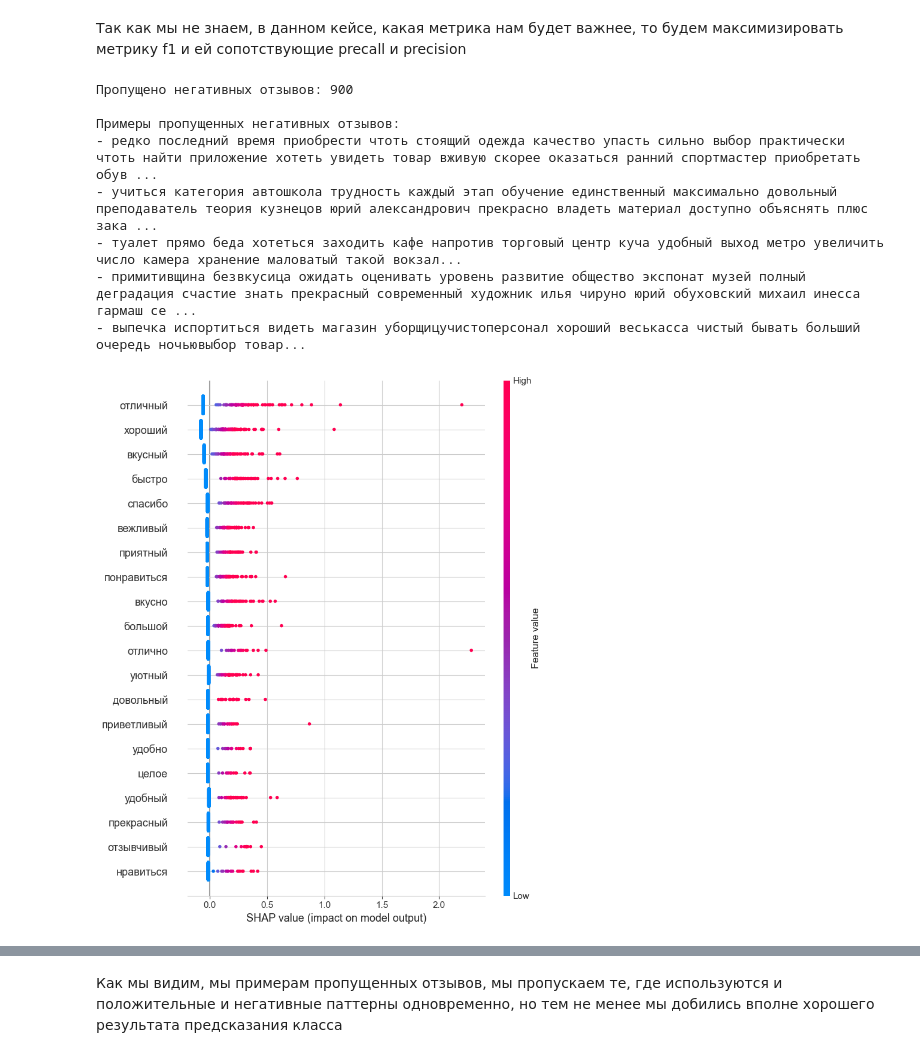
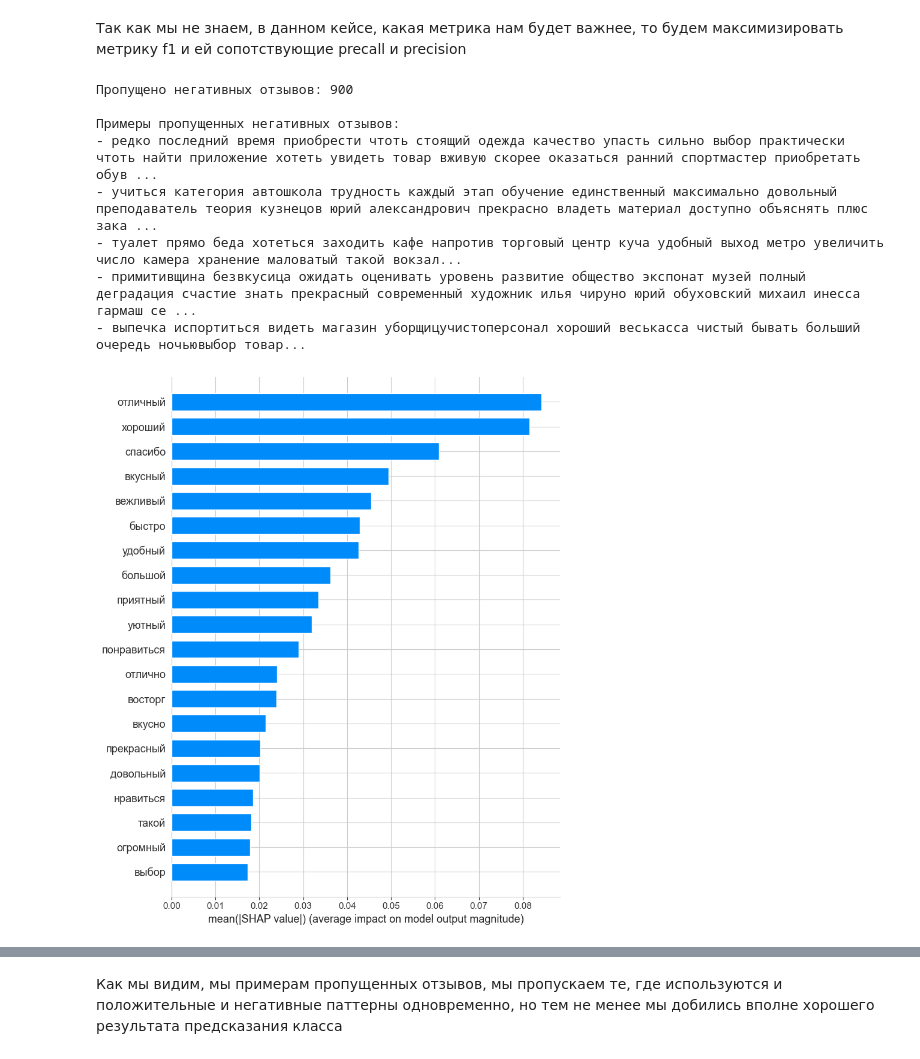
Before and after one commit to sibainu2010/skillfactory_ds, a Jupyter notebook: project_6/project_6.ipynb, the cells around one changed output, grey strips where cells are left out. Saved outputs shown, nothing was run; the diff lists cells and outputs as text; code cells hidden in the pictures.

```diff
--- a/project_6/project_6.ipynb
+++ b/project_6/project_6.ipynb
@@ -962,6 +978,8 @@ Precision негатива: 0.834
 # %% [markdown]
 Так как мы не знаем, в данном кейсе, какая метрика нам будет важнее, то будем максимизировать метрику f1 и ей сопотствующие precall и precision
 # %%
+import shap
+
 final_pipeline = Pipeline([
     ("tfidf", TfidfVectorizer(max_features=50000, ngram_range=(1, 3))),
     ("clf", LinearSVC(C=0.1, class_weight={0: 5, 1: 1}, dual=False, max_iter=2000))
@@ -975,32 +993,45 @@ y_test_pred = final_pipeline.predict(X_test)
 
 X_test_with_pred = X_test.copy()
 X_test_with_pred = pd.DataFrame({'text': X_test, 'true': y_test, 'pred': y_test_pred})
 
 false_negatives = X_test_with_pred[(X_test_with_pred['true'] == 0) & (X_test_with_pred['pred'] == 1)]
 print(f"Пропущено негативных отзывов: {len(false_negatives)}")
 print("\nПримеры пропущенных негативных отзывов:")
 for text in false_negatives['text'].head(5):
     print(f"- {text[:200]}...")
 
 sample_idx = np.random.choice(len(X_test), min(500, len(X_test)), replace=False)
 X_sample = X_test.iloc[sample_idx]
 
 tfidf = final_pipeline.named_steps['tfidf']
 model = final_pipeline.named_steps['clf']
 X_sample_transformed = tfidf.transform(X_sample)
 
+feature_names = tfidf.get_feature_names_out()
 
 explainer = shap.LinearExplainer(model, X_sample_transformed[:100].toarray())
 shap_values = explainer.shap_values(X_sample_transformed.toarray())
+expected_value = explainer.expected_value
 
-shap.summary_plot(shap_values, X_sample_transformed.toarray(), feature_names=tfidf.get_feature_names_out(), max_display=20)
+shap.summary_plot(shap_values, X_sample_transformed.toarray(), feature_names=feature_names, plot_type="bar", max_display=20)
+
+shap.summary_plot(shap_values, X_sample_transformed.toarray(), feature_names=feature_names, max_display=20)
+
+shap.waterfall_plot(
+    shap.Explanation(
+        values=shap_values[0],
+        base_values=expected_value,
+        data=X_sample_transformed.toarray()[0],
+        feature_names=feature_names
+    )
+)
 # %% [output]
 Пропущено негативных отзывов: 900
 
 Примеры пропущенных негативных отзывов:
 - редко последний время приобрести чтоть стоящий одежда качество упасть сильно выбор практически чтоть найти приложение хотеть увидеть товар вживую скорее оказаться ранний спортмастер приобретать обув ...
 - учиться категория автошкола трудность каждый этап обучение единственный максимально довольный преподаватель теория кузнецов юрий александрович прекрасно владеть материал доступно объяснять плюс зака ...
 - туалет прямо беда хотеться заходить кафе напротив торговый центр куча удобный выход метро увеличить число камера хранение маловатый такой вокзал...
 - примитивщина безвкусица ожидать оценивать уровень развитие общество экспонат музей полный деградация счастие знать прекрасный современный художник илья чируно юрий обуховский михаил инесса гармаш се ...
 - выпечка испортиться видеть магазин уборщицучистоперсонал хороший веськасса чистый бывать больший очередь ночьювыбор товар...
-[figure, old version]
+[figure, new version]
```
Also changed, not shown: parts of 48 cells of this notebook, 4 other files.
